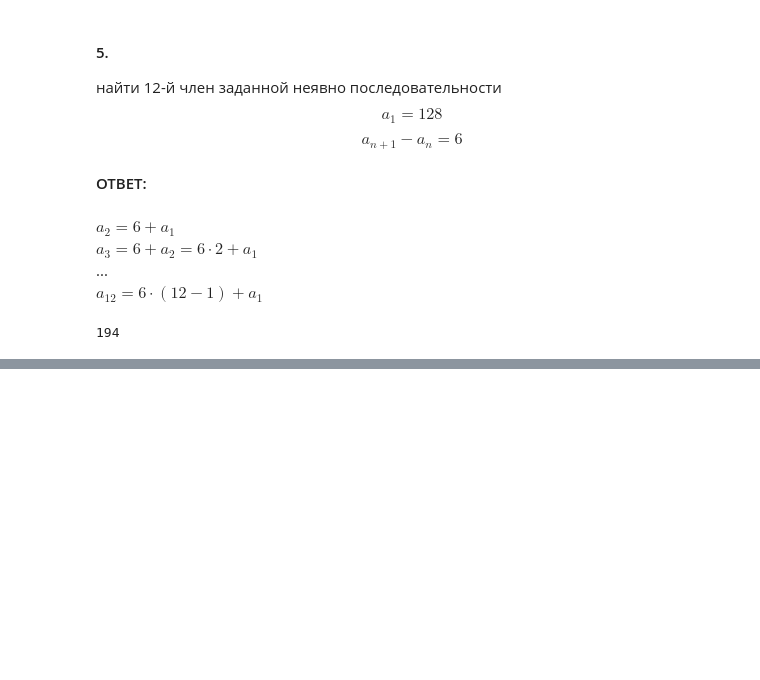
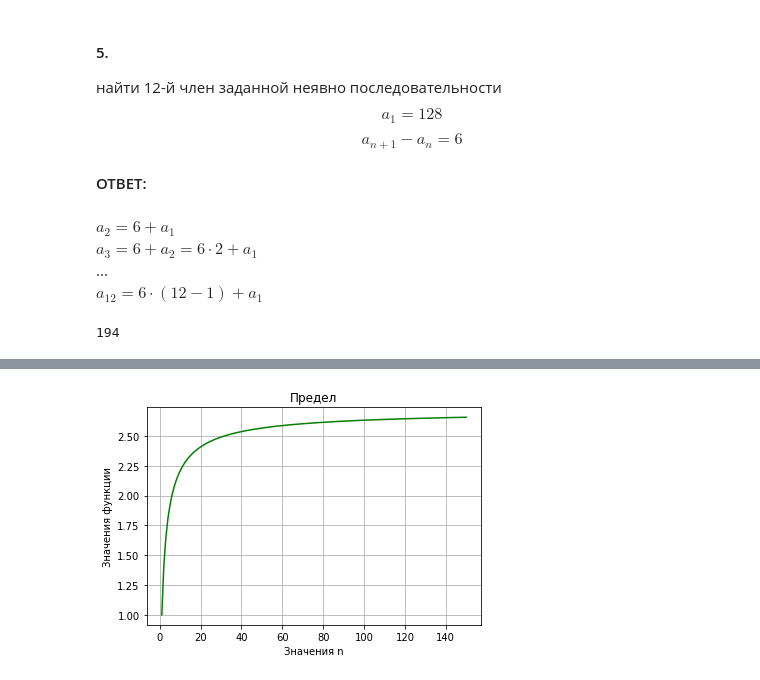
Before and after one commit to dmitryanton68/Math_analisys, a Jupyter notebook: HW_1.ipynb, the cells around one changed output, grey strips where cells are left out. Saved outputs shown, nothing was run; the diff lists cells and outputs as text; code cells hidden in the pictures; blank space fills up the shorter version.

```diff
--- a/HW_1.ipynb
+++ b/HW_1.ipynb
@@ -385,0 +392,15 @@ a_12
+# %%
+n = np.linspace(1, 150, 150)
+func = []
+for i in n:
+    f = i/((np.math.factorial(i))**(1/i))
+    func.append(f)
+# %%
+plt.plot(n, func, color='Green')
+plt.title('Предел')
+plt.xlabel('Значения n')
+plt.ylabel('Значения функции')
+plt.grid()
+plt.show()
+# %% [output]
+[figure, added]
```
Also changed, not shown: parts of 9 cells of this notebook.
